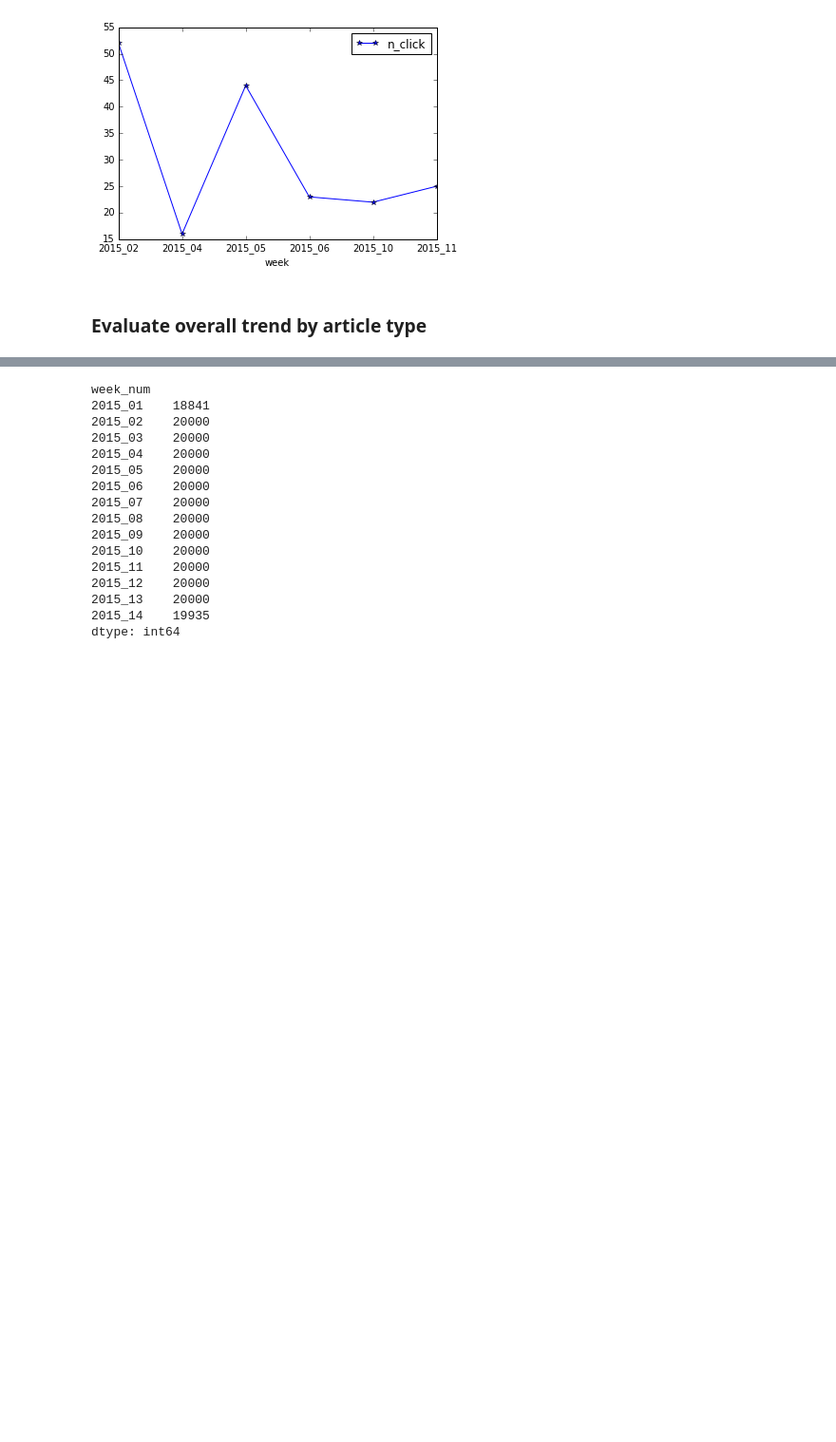
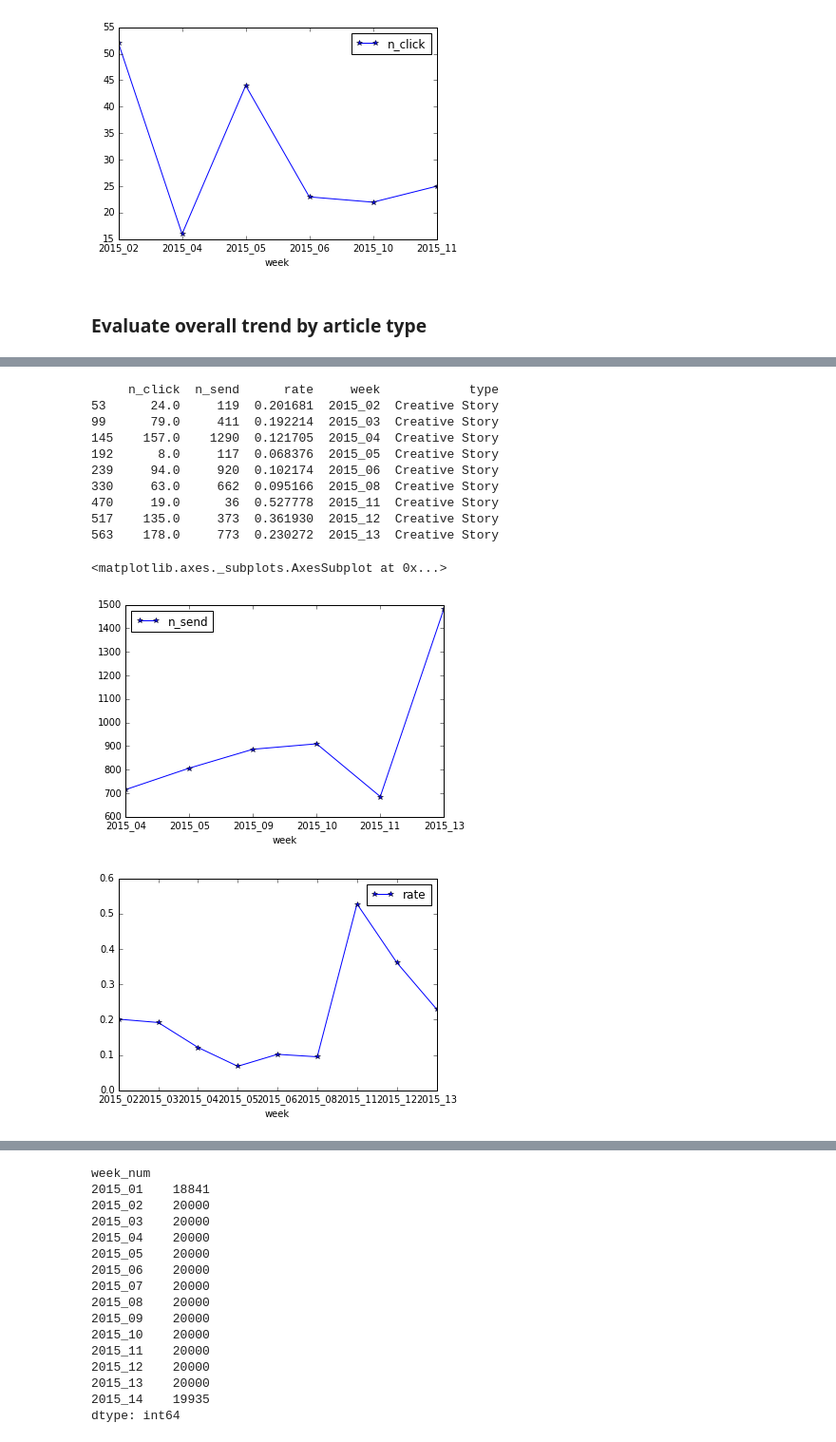
Before and after one commit to leiyang-mids/w261_project, a Jupyter notebook: CorrelationOne/Analysis.ipynb, the cells around one changed output, grey strips where cells are left out. Shown at 95% size. Saved outputs shown, nothing was run; the diff lists cells and outputs as text; code cells hidden in the pictures; blank space fills up the shorter version.

```diff
--- a/CorrelationOne/Analysis.ipynb
+++ b/CorrelationOne/Analysis.ipynb
@@ -362,0 +364,18 @@ running the query ...
+# %%
+groups.get_group('Forecast').plot(kind='line', x='week', y='n_send', style='*-')
+print(groups.get_group('Creative Story'))#.plot(kind='line', x='week', y='n_send', style='*-')
+groups.get_group('Creative Story').plot(kind='line', x='week', y='rate', style='*-')
+# %% [output]
+     n_click  n_send      rate     week            type
+53      24.0     119  0.201681  2015_02  Creative Story
+99      79.0     411  0.192214  2015_03  Creative Story
+145    157.0    1290  0.121705  2015_04  Creative Story
+192      8.0     117  0.068376  2015_05  Creative Story
+239     94.0     920  0.102174  2015_06  Creative Story
+330     63.0     662  0.095166  2015_08  Creative Story
+470     19.0      36  0.527778  2015_11  Creative Story
+517    135.0     373  0.361930  2015_12  Creative Story
+563    178.0     773  0.230272  2015_13  Creative Story
+<matplotlib.axes._subplots.AxesSubplot at 0x...>
+[figure, added]
+[figure, added]
```
Also changed, not shown: parts of 12 cells of this notebook.
